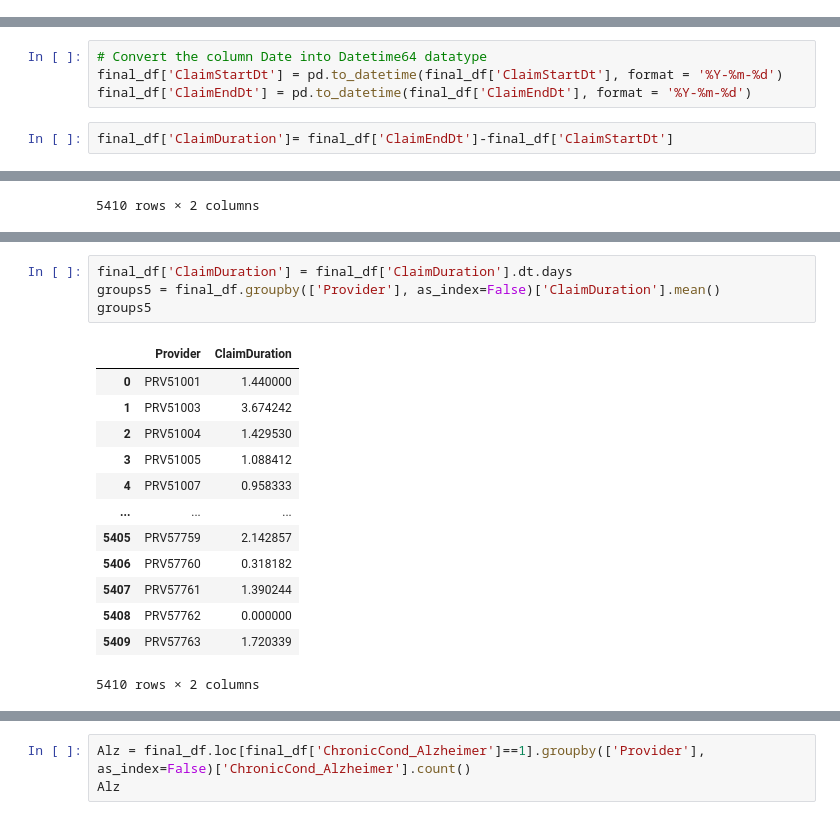
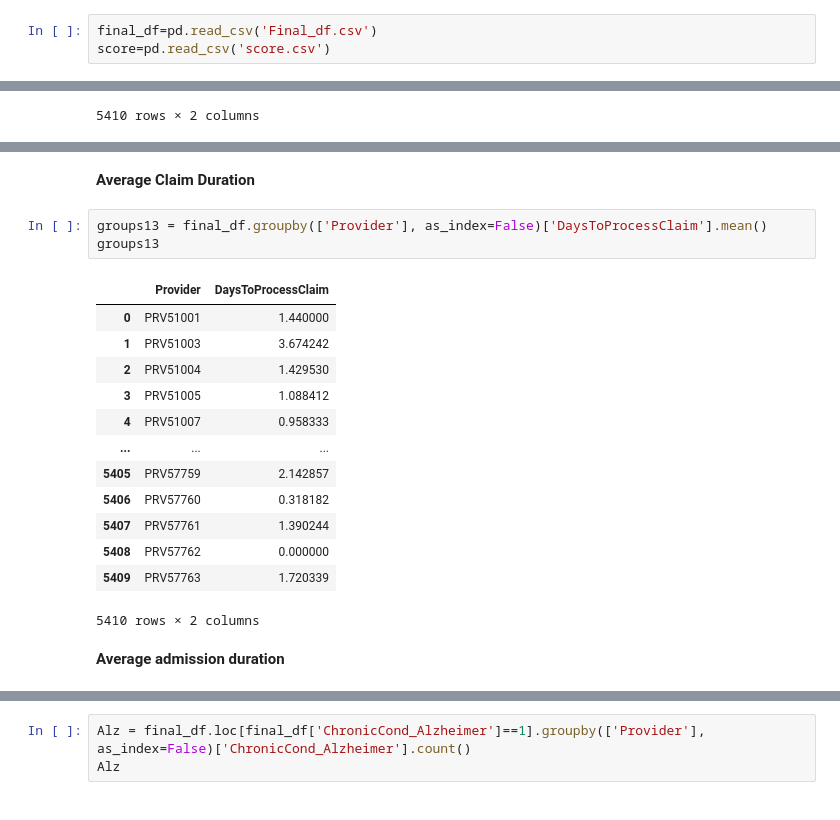
Before and after one commit to areias/healthcare_fraud, a Jupyter notebook: Logistic_Regression.ipynb, the cells around one changed output, grey strips where cells are left out. Saved outputs shown, nothing was run; the diff lists cells and outputs as text.

```diff
--- a/Logistic_Regression.ipynb
+++ b/Logistic_Regression.ipynb
@@ -56,3 +17,6 @@ final_df=pd.merge(final_df, df, on='Provider')
+# %%
+final_df=pd.read_csv('Final_df.csv')
+score=pd.read_csv('score.csv')
 # %%
 final_df.head()
 # %% [output]
@@ -91,6 +53,0 @@ memory usage: 242.8+ MB
-# %%
-# Convert the column Date into Datetime64 datatype
-final_df['ClaimStartDt'] = pd.to_datetime(final_df['ClaimStartDt'], format = '%Y-%m-%d')
-final_df['ClaimEndDt'] = pd.to_datetime(final_df['ClaimEndDt'], format = '%Y-%m-%d')
-# %%
-final_df['ClaimDuration']= final_df['ClaimEndDt']-final_df['ClaimStartDt']
@@ -336,12 +289,13 @@ groups4
 | 5408 | PRV57762 | No | Outpatient |
 | 5409 | PRV57763 | No | Outpatient |
 5410 rows × 3 columns
+# %% [markdown]
+**Average Claim Duration**
 # %%
-final_df['ClaimDuration'] = final_df['ClaimDuration'].dt.days
-groups5 = final_df.groupby(['Provider'], as_index=False)['ClaimDuration'].mean()
-groups5
+groups13 = final_df.groupby(['Provider'], as_index=False)['DaysToProcessClaim'].mean()
+groups13
 # %% [output]
-|  | Provider | ClaimDuration |
+|  | Provider | DaysToProcessClaim |
 | 0 | PRV51001 | 1.440000 |
 | 1 | PRV51003 | 3.674242 |
 | 2 | PRV51004 | 1.429530 |
@@ -354,3 +308,5 @@ groups5
 | 5408 | PRV57762 | 0.000000 |
 | 5409 | PRV57763 | 1.720339 |
 5410 rows × 2 columns
+# %% [markdown]
+**Average admission duration**
```
Also changed, not shown: parts of 125 cells of this notebook.
